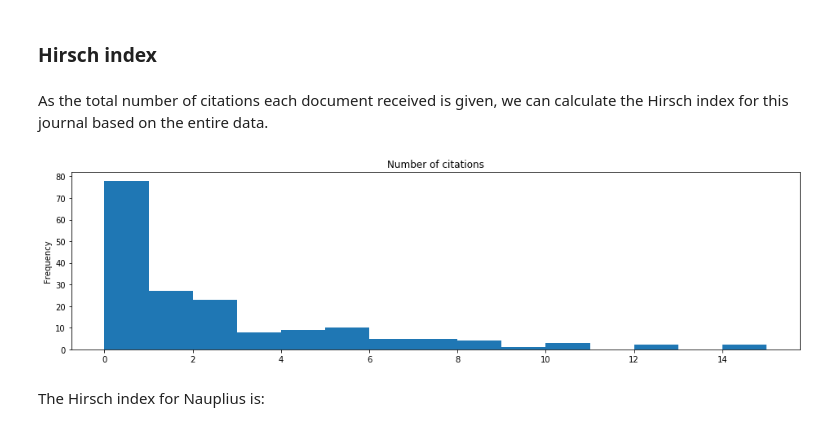
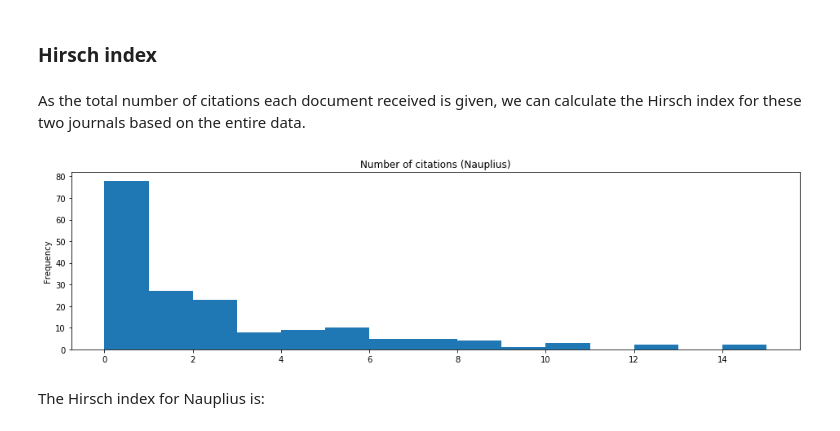
Before and after one commit to scieloorg/scielo20gt6, a Jupyter notebook: dimensions_fcr.ipynb, the cells around one changed output. Drawn from its saved outputs; the diff is of its cells as text; code cells hidden in the pictures.

```diff
--- a/dimensions_fcr.ipynb
+++ b/dimensions_fcr.ipynb
@@ -226,16 +308,16 @@ Name: Publication Type, dtype: object
 ### Hirsch index
 # %% [markdown]
 As the total number of citations each document received is given,
-we can calculate the Hirsch index for this journal
+we can calculate the Hirsch index for these two journals
 based on the entire data.
 # %%
 nauplius["Times cited"].plot.hist(
     bins=nauplius["Times cited"].max(),
-    title="Number of citations",
+    title="Number of citations (Nauplius)",
     figsize=(16, 4),
 );
 # %% [output]
-[figure, old version]
+[figure, new version]
 # %% [markdown]
 The Hirsch index for Nauplius is:
 # %%
```
Also changed, not shown: parts of 61 cells of this notebook.
